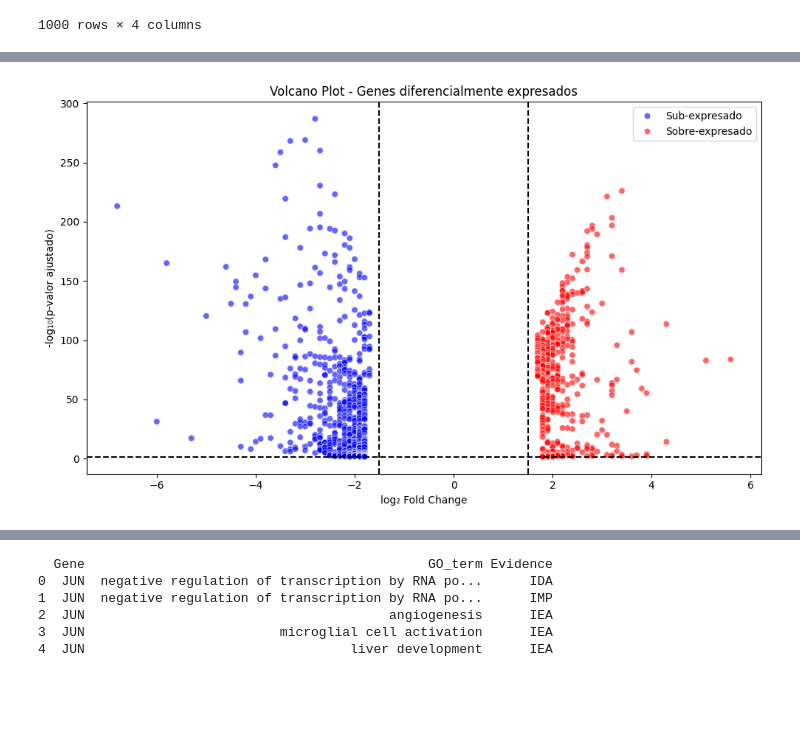
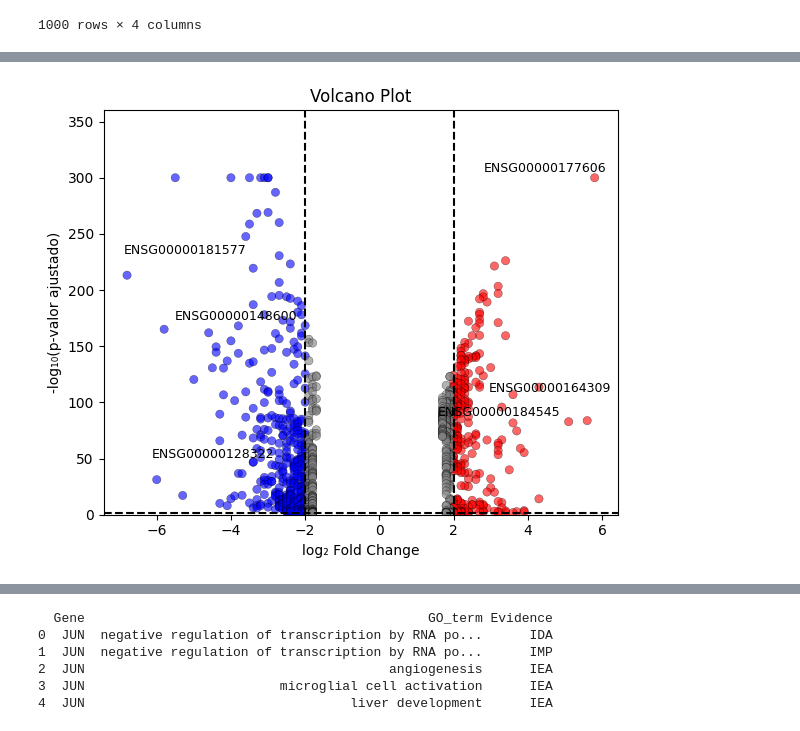
Before and after one commit to Fgarcia2206/proyecto_troncal_2, a Jupyter notebook: FC_Volcano_Plot.ipynb, the cells around one changed output, grey strips where cells are left out. Cells and saved outputs as stored; diff of their text form; code cells hidden in the pictures; blank space fills up the shorter version.

```diff
--- a/FC_Volcano_Plot.ipynb
+++ b/FC_Volcano_Plot.ipynb
@@ -23,39 +65,79 @@ data
 # %%
 import pandas as pd
 import matplotlib.pyplot as plt
 import seaborn as sns
 import numpy as np
+from adjustText import adjust_text
 
-# Asumiendo que tu DataFrame se llama "data"
+# =============================
+# Asumiendo que ya tienes tu DataFrame 'data'
+# =============================
 df = data.copy()
 
-# Umbrales definidos
-fc_threshold = 1.5  # Cambio de al menos 2^(1.5) ≈ 2.8 veces
+# --- Umbrales definidos ---
+fc_threshold = 2  # Solo para colorear
 pval_threshold = 0.05
 
-# Clasificación
+# --- Clasificación (ahora sigue igual para colorear, pero podríamos ignorar p-val si quieres)
 df['Significativo'] = 'No significativo'
-df.loc[(df['log_2 fold change'] >= fc_threshold) & (df['Adjusted p-value'] < pval_threshold), 'Significativo'] = 'Sobre-expresado'
-df.loc[(df['log_2 fold change'] <= -fc_threshold) & (df['Adjusted p-value'] < pval_threshold), 'Significativo'] = 'Sub-expresado'
+df.loc[df['log_2 fold change'] >= fc_threshold, 'Significativo'] = 'Sobre-expresado'
+df.loc[df['log_2 fold change'] <= -fc_threshold, 'Significativo'] = 'Sub-expresado'
 
-# Volcano plot
-plt.figure(figsize=(10, 6))
-sns.scatterplot(
+# --- Reemplazo de p-valores 0 ---
+eps = 1e-300
+df['Adjusted_p_plot'] = df['Adjusted p-value'].replace(0, eps)
+df['neglogp'] = -np.log10(df['Adjusted_p_plot'])
+
+# --- Selección top5 SOLO por log2FC ---
+top_up = df[df['Significativo'] == 'Sobre-expresado'].nlargest(3, 'log_2 fold change')
+top_down = df[df['Significativo'] == 'Sub-expresado'].nsmallest(3, 'log_2 fold change')
+
+# =============================
+# Volcano Plot
+# =============================
+plt.figure(figsize=(6, 5))
+ax = sns.scatterplot(
     data=df,
     x='log_2 fold change',
-    y=-np.log10(df['Adjusted p-value']),
+    y='neglogp',
     hue='Significativo',
     palette={'Sobre-expresado': 'red', 'Sub-expresado': 'blue', 'No significativo': 'gray'},
-    alpha=0.6
+    alpha=0.6,
+    edgecolor='black',
+    linewidth=0.3
 )
-plt.axhline(-np.log10(pval_threshold), ls='--', color='black')
-plt.axvline(fc_threshold, ls='--', color='black')
-plt.axvline(-fc_threshold, ls='--', color='black')
-plt.xlabel('log₂ Fold Change')
-plt.ylabel('-log₁₀(p-valor ajustado)')
-plt.title('Volcano Plot - Genes diferencialmente expresados')
-plt.legend()
+
+# --- Líneas de umbral (solo para referencia visual)
+ax.axhline(-np.log10(pval_threshold), ls='--', color='black')
+ax.axvline(fc_threshold, ls='--', color='black')
+ax.axvline(-fc_threshold, ls='--', color='black')
+
+# --- Etiquetas (solo top log2FC)
+texts = []
+y_offset = 0.05 * df['neglogp'].max()
+for _, row in pd.concat([top_up, top_down]).iterrows():
+    x, y = row['log_2 fold change'], row['neglogp']
+    label = row.get('symbol', row.get('Gene', ''))
+    texts.append(ax.text(x, y + y_offset, label, fontsize=9, ha='center'))
+
+adjust_text(
+    texts,
+    ax=ax,
+    #arrowprops=dict(arrowstyle='-', color='black', lw=0.5),
+    #only_move={'points': 'y', 'text': 'y'},
+    #force_points=1,
+    #force_text=1,
+    expand_text=(1, 1)
+)
+
+# --- Ajustes finales ---
+ax.set_ylim(0, df['neglogp'].max() * 1.2)
+ax.set_xlabel('log₂ Fold Change')
+ax.set_ylabel('-log₁₀(p‑valor ajustado)')
+ax.set_title('Volcano Plot')
+#ax.legend(loc='lower left')
+ax.get_legend().remove()  # Quita la leyenda del Volcano Plot
 plt.tight_layout()
 plt.show()
 # %% [output]
-[figure, old version]
+[figure, new version]
```
Also changed, not shown: parts of 42 cells of this notebook, 7 other files.
